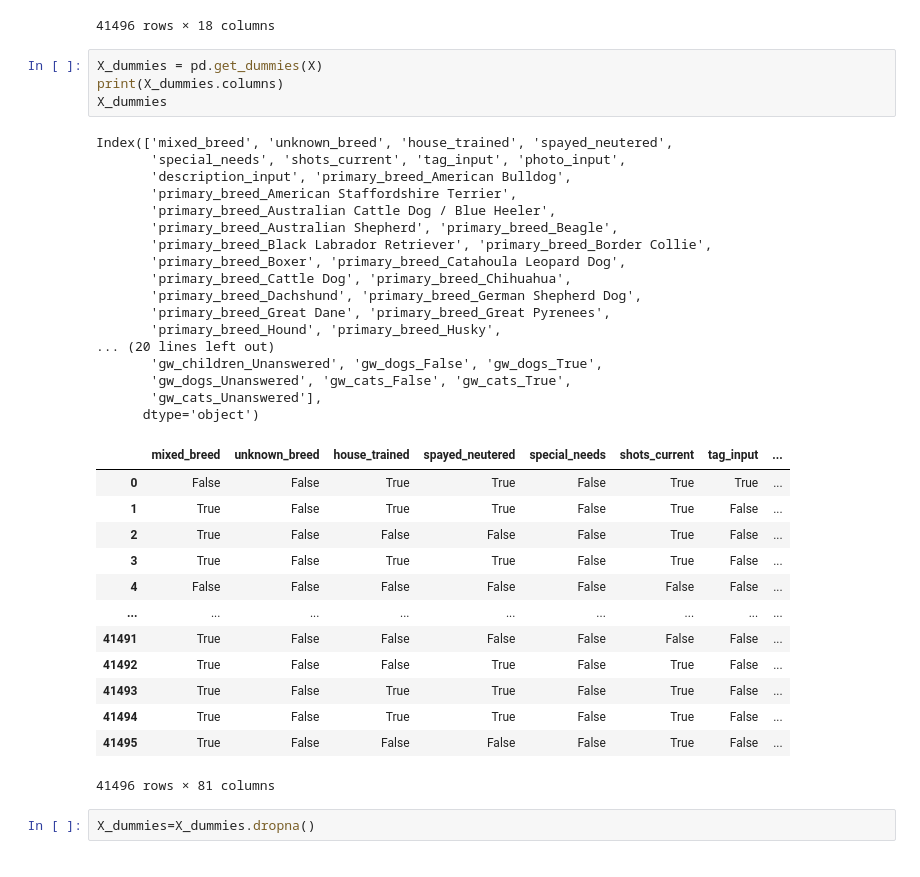
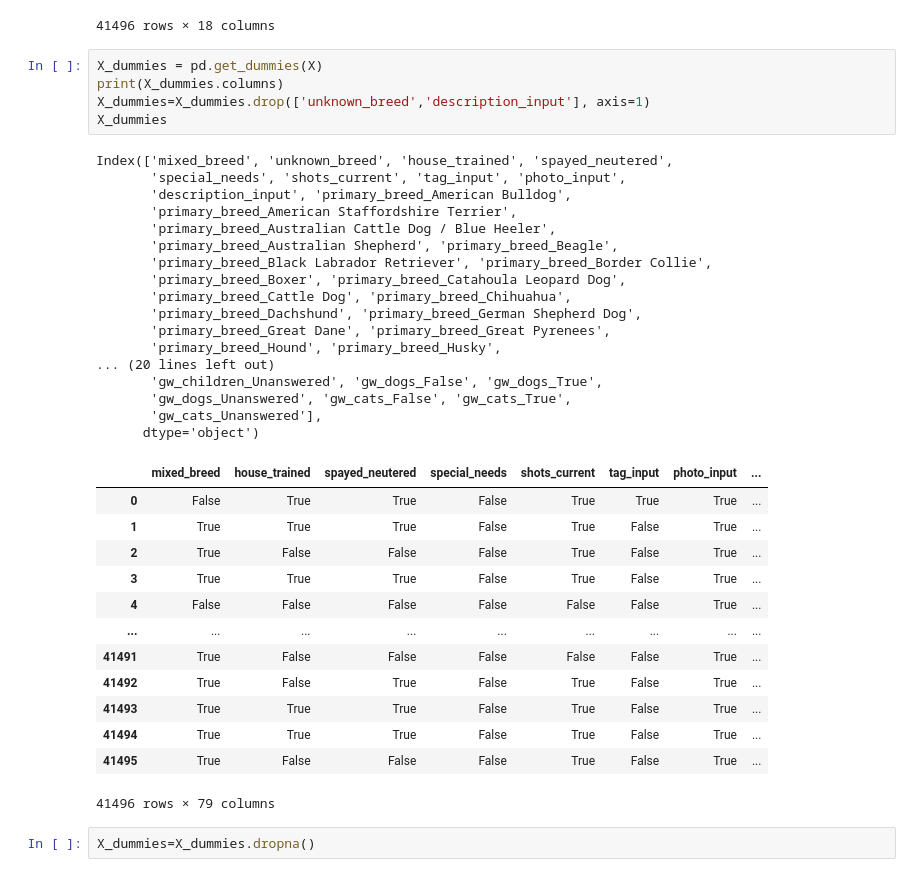
Before and after one commit to dakotajcollins/Adoption_ML, a Jupyter notebook: Model/DC_model.ipynb, the cells around one changed output. Cells and saved outputs as stored; diff of their text form.

```diff
--- a/Model/DC_model.ipynb
+++ b/Model/DC_model.ipynb
@@ -64,38 +64,39 @@ X
 # %%
 X_dummies = pd.get_dummies(X)
 print(X_dummies.columns)
+X_dummies=X_dummies.drop(['unknown_breed','description_input'], axis=1)
 X_dummies
 # %% [output]
 Index(['mixed_breed', 'unknown_breed', 'house_trained', 'spayed_neutered',
        'special_needs', 'shots_current', 'tag_input', 'photo_input',
        'description_input', 'primary_breed_American Bulldog',
        'primary_breed_American Staffordshire Terrier',
        'primary_breed_Australian Cattle Dog / Blue Heeler',
        'primary_breed_Australian Shepherd', 'primary_breed_Beagle',
        'primary_breed_Black Labrador Retriever', 'primary_breed_Border Collie',
        'primary_breed_Boxer', 'primary_breed_Catahoula Leopard Dog',
        'primary_breed_Cattle Dog', 'primary_breed_Chihuahua',
        'primary_breed_Dachshund', 'primary_breed_German Shepherd Dog',
        'primary_breed_Great Dane', 'primary_breed_Great Pyrenees',
        'primary_breed_Hound', 'primary_breed_Husky',
 ... (20 lines left out)
        'gw_children_Unanswered', 'gw_dogs_False', 'gw_dogs_True',
        'gw_dogs_Unanswered', 'gw_cats_False', 'gw_cats_True',
        'gw_cats_Unanswered'],
       dtype='object')
-|  | mixed_breed | unknown_breed | house_trained | spayed_neutered | special_needs | shots_current | tag_input | ... |
-| 0 | False | False | True | True | False | True | True | ... |
-| 1 | True | False | True | True | False | True | False | ... |
-| 2 | True | False | False | False | False | True | False | ... |
-| 3 | True | False | True | True | False | True | False | ... |
-| 4 | False | False | False | False | False | False | False | ... |
+|  | mixed_breed | house_trained | spayed_neutered | special_needs | shots_current | tag_input | photo_input | ... |
+| 0 | False | True | True | False | True | True | True | ... |
+| 1 | True | True | True | False | True | False | True | ... |
+| 2 | True | False | False | False | True | False | True | ... |
+| 3 | True | True | True | False | True | False | True | ... |
+| 4 | False | False | False | False | False | False | True | ... |
 | ... | ... | ... | ... | ... | ... | ... | ... | ... |
-| 41491 | True | False | False | False | False | False | False | ... |
-| 41492 | True | False | False | True | False | True | False | ... |
-| 41493 | True | False | True | True | False | True | False | ... |
-| 41494 | True | False | True | True | False | True | False | ... |
-| 41495 | True | False | False | False | False | True | False | ... |
+| 41491 | True | False | False | False | False | False | True | ... |
+| 41492 | True | False | True | False | True | False | True | ... |
+| 41493 | True | True | True | False | True | False | True | ... |
+| 41494 | True | True | True | False | True | False | True | ... |
+| 41495 | True | False | False | False | True | False | True | ... |
-41496 rows × 81 columns
+41496 rows × 79 columns
 # %%
 X_dummies=X_dummies.dropna()
 # %%
```
Also changed, not shown: parts of 9 cells of this notebook.
